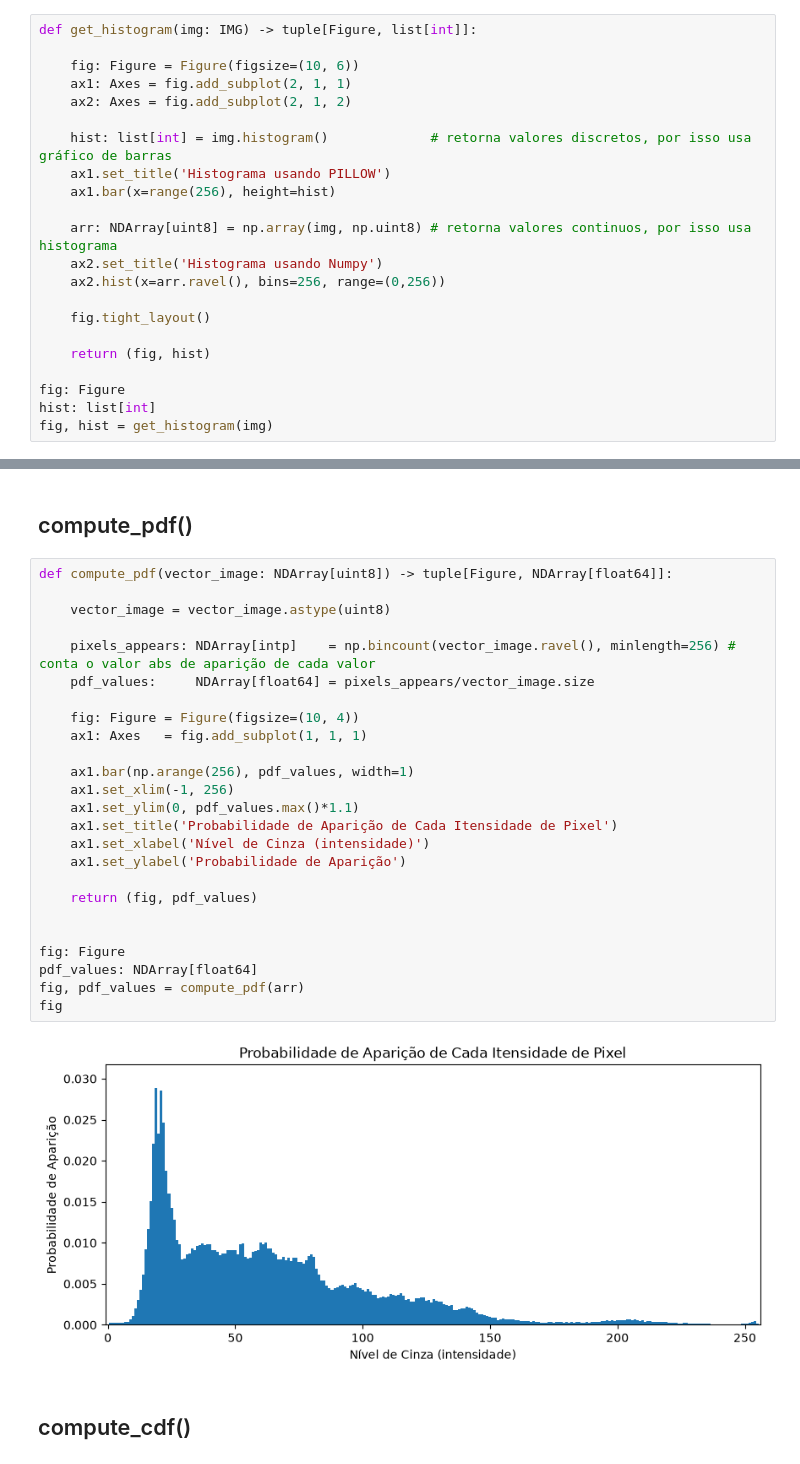
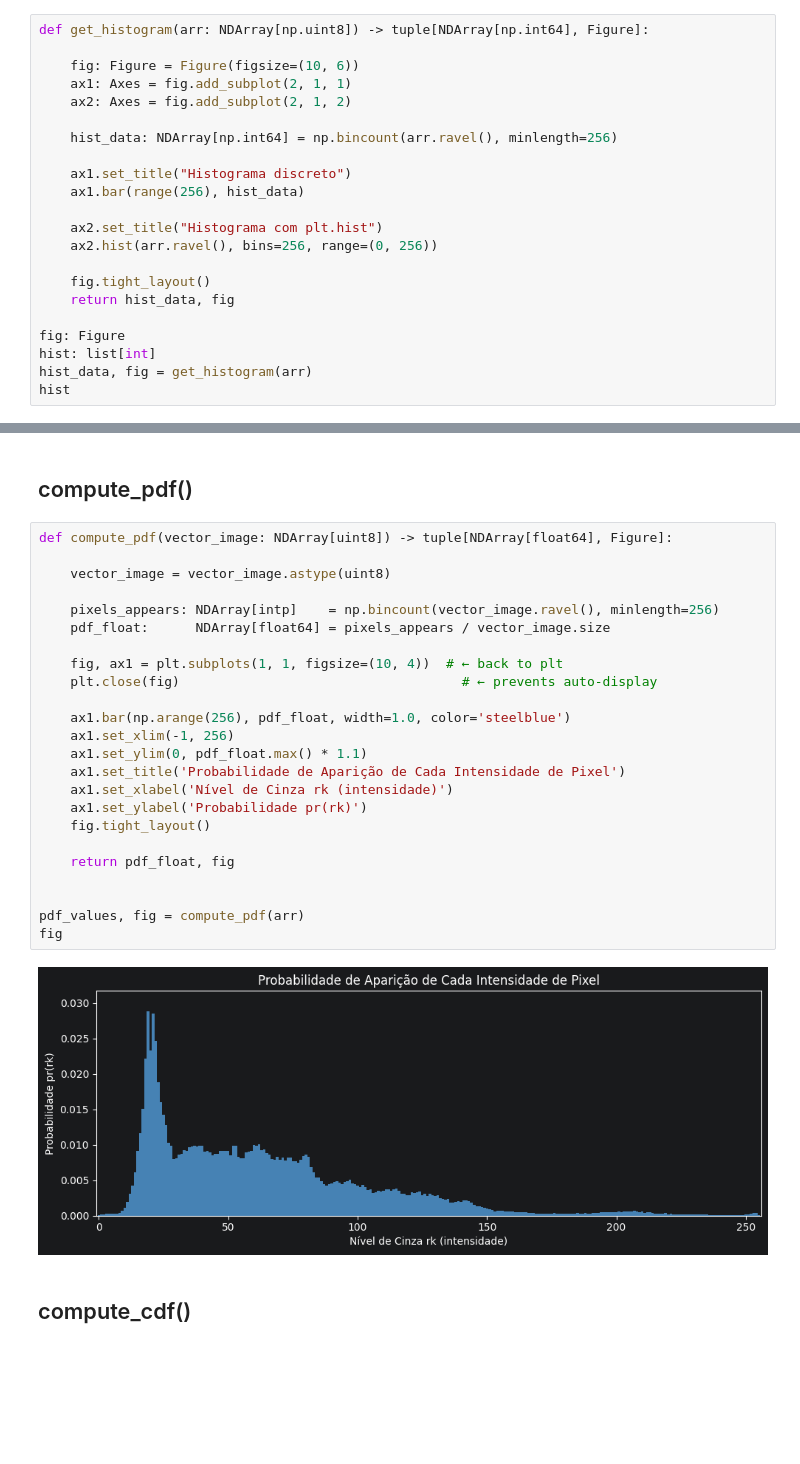
Before and after one commit to gabryelsouzz/projeto_pdi, a Jupyter notebook: notebooks/scratch.ipynb, the cells around one changed output, grey strips where cells are left out. Cells and saved outputs as stored; diff of their text form; blank space fills up the shorter version.

```diff
--- a/notebooks/scratch.ipynb
+++ b/notebooks/scratch.ipynb
@@ -44,24 +44,24 @@ min: 0, max: 255
 # %% [markdown]
 ## get_histogram()
 # %%
-def get_histogram(img: IMG) -> tuple[Figure, list[int]]:
+def get_histogram(arr: NDArray[np.uint8]) -> tuple[NDArray[np.int64], Figure]:
 
     fig: Figure = Figure(figsize=(10, 6))
     ax1: Axes = fig.add_subplot(2, 1, 1)
     ax2: Axes = fig.add_subplot(2, 1, 2)
 
-    hist: list[int] = img.histogram()             # retorna valores discretos, por isso usa gráfico de barras
-    ax1.set_title('Histograma usando PILLOW')
-    ax1.bar(x=range(256), height=hist)
+    hist_data: NDArray[np.int64] = np.bincount(arr.ravel(), minlength=256)
 
-    arr: NDArray[uint8] = np.array(img, np.uint8) # retorna valores continuos, por isso usa histograma
-    ax2.set_title('Histograma usando Numpy')
-    ax2.hist(x=arr.ravel(), bins=256, range=(0,256))
+    ax1.set_title("Histograma discreto")
+    ax1.bar(range(256), hist_data)
+
+    ax2.set_title("Histograma com plt.hist")
+    ax2.hist(arr.ravel(), bins=256, range=(0, 256))
 
     fig.tight_layout()
-
-    return (fig, hist)
+    return hist_data, fig
 
 fig: Figure
 hist: list[int]
-fig, hist = get_histogram(img)
+hist_data, fig = get_histogram(arr)
+hist
@@ -68,32 +70,31 @@ fig, hist = get_histogram(img)
 # %% [markdown]
 ## compute_pdf()
 # %%
-def compute_pdf(vector_image: NDArray[uint8]) -> tuple[Figure, NDArray[float64]]:
+def compute_pdf(vector_image: NDArray[uint8]) -> tuple[NDArray[float64], Figure]:
 
     vector_image = vector_image.astype(uint8)
 
-    pixels_appears: NDArray[intp]    = np.bincount(vector_image.ravel(), minlength=256) # conta o valor abs de aparição de cada valor
-    pdf_values:     NDArray[float64] = pixels_appears/vector_image.size
+    pixels_appears: NDArray[intp]    = np.bincount(vector_image.ravel(), minlength=256)
+    pdf_float:      NDArray[float64] = pixels_appears / vector_image.size
 
-    fig: Figure = Figure(figsize=(10, 4))
-    ax1: Axes   = fig.add_subplot(1, 1, 1)
+    fig, ax1 = plt.subplots(1, 1, figsize=(10, 4))  # ← back to plt
+    plt.close(fig)                                    # ← prevents auto-display
 
-    ax1.bar(np.arange(256), pdf_values, width=1)
+    ax1.bar(np.arange(256), pdf_float, width=1.0, color='steelblue')
     ax1.set_xlim(-1, 256)
-    ax1.set_ylim(0, pdf_values.max()*1.1)
-    ax1.set_title('Probabilidade de Aparição de Cada Itensidade de Pixel')
-    ax1.set_xlabel('Nível de Cinza (intensidade)')
-    ax1.set_ylabel('Probabilidade de Aparição')
+    ax1.set_ylim(0, pdf_float.max() * 1.1)
+    ax1.set_title('Probabilidade de Aparição de Cada Intensidade de Pixel')
+    ax1.set_xlabel('Nível de Cinza rk (intensidade)')
+    ax1.set_ylabel('Probabilidade pr(rk)')
+    fig.tight_layout()
 
-    return (fig, pdf_values)
+    return pdf_float, fig
 
 
-fig: Figure
-pdf_values: NDArray[float64]
-fig, pdf_values = compute_pdf(arr)
+pdf_values, fig = compute_pdf(arr)
 fig
 # %% [output]
-[figure, old version]
+[figure, new version]
 # %% [markdown]
 ## compute_cdf()
 # %%
```
Also changed, not shown: parts of 7 cells of this notebook, 6 other files.
